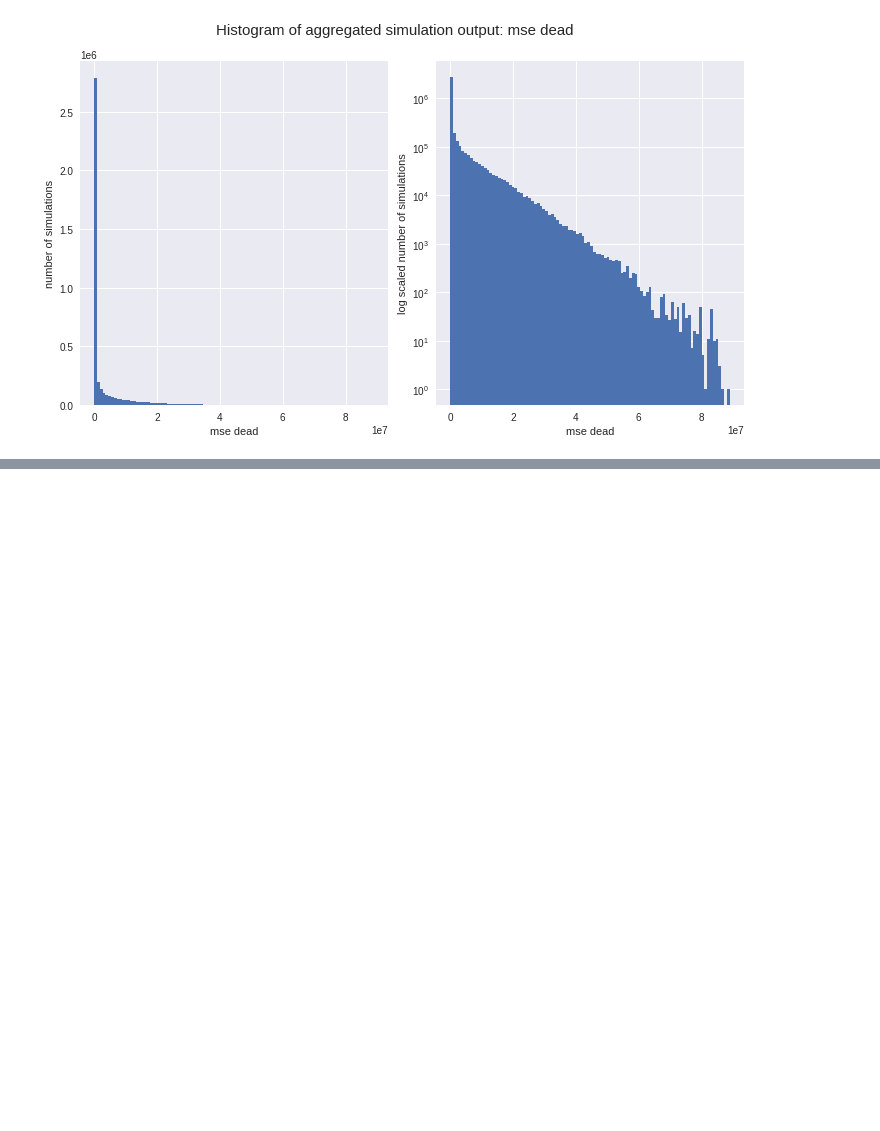
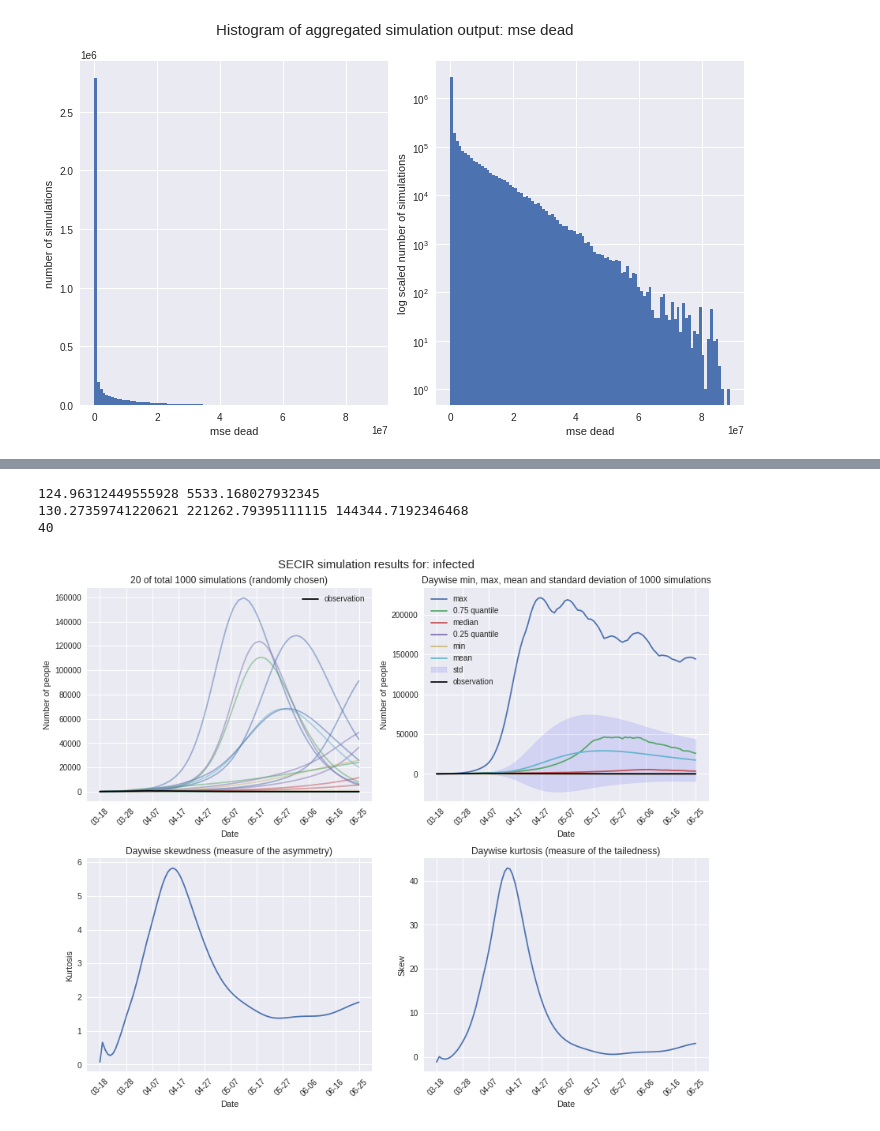
Before and after one commit to lelange/sensitivity_analysis, a Jupyter notebook: pycode/sensitivity_analysis/Uncertainty_Quantification.ipynb, the cells around one changed output, grey strips where cells are left out. Drawn from its saved outputs; the diff is of its cells as text; code cells hidden in the pictures; blank space fills up the shorter version.

```diff
--- a/pycode/sensitivity_analysis/Uncertainty_Quantification.ipynb
+++ b/pycode/sensitivity_analysis/Uncertainty_Quantification.ipynb
@@ -469,0 +613,19 @@ show_histogram_aggregated_output(output_agg = out, aggregation_function = output
+# %%
+NPI_scenario = 'intermediate'
+output_no = 0
+
+number_of_days_to_show = 100
+outputArray = np.array(scenario_outputs[NPI_scenario][:, :number_of_days_to_show, output_no])
+output_compartment = compartments[static_params['output_index'][output_no]]
+
+show_output_distribution(output_all = outputArray + dataset[0, 1],
+                         ids_to_plot = randidx,
+                         output_compartment = output_compartment,
+                         alpha_sim = 0.5,
+                         observation_data = dataset[:number_of_days_to_show, output_no],
+                        )
+# %% [output]
+124.96312449555928 5533.168027932345
+130.27359741220621 221262.79395111115 144344.7192346468
+40
+[figure, added]
```
Also changed, not shown: parts of 25 cells of this notebook, 6 other files.
